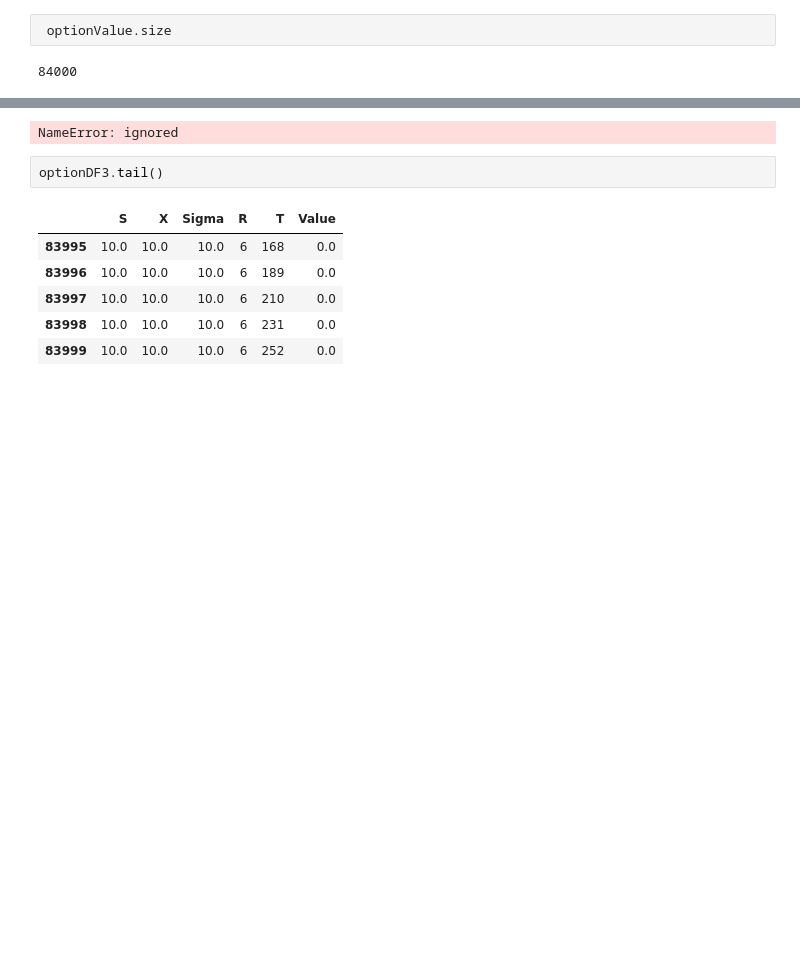
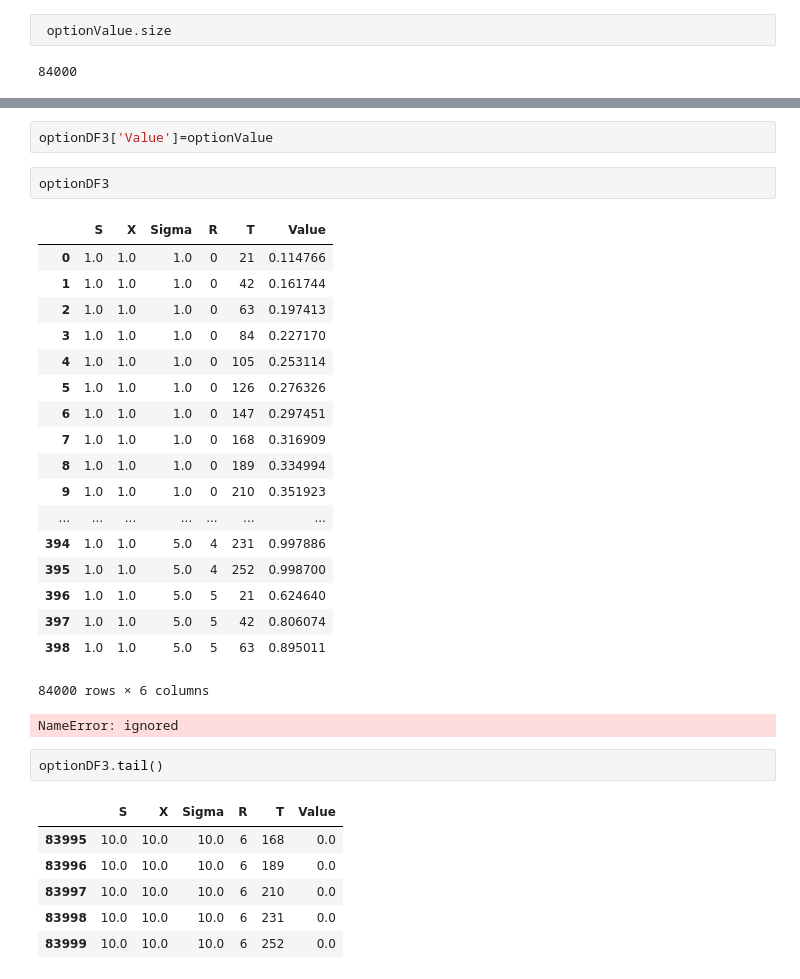
Before and after one commit to dpnolan/learningBlackScholes, a Jupyter notebook: BS.ipynb, the cells around one changed output, grey strips where cells are left out. Cells and saved outputs as stored; diff of their text form; blank space fills up the shorter version.

```diff
--- a/BS.ipynb
+++ b/BS.ipynb
@@ -274,3 +290,26 @@ NameError: ignored
+# %%
+optionDF3['Value']=optionValue
+# %%
+optionDF3
+# %% [output]
+|  | S | X | Sigma | R | T | Value |
+| 0 | 1.0 | 1.0 | 1.0 | 0 | 21 | 0.114766 |
+| 1 | 1.0 | 1.0 | 1.0 | 0 | 42 | 0.161744 |
+| 2 | 1.0 | 1.0 | 1.0 | 0 | 63 | 0.197413 |
+| 3 | 1.0 | 1.0 | 1.0 | 0 | 84 | 0.227170 |
+| 4 | 1.0 | 1.0 | 1.0 | 0 | 105 | 0.253114 |
+| 5 | 1.0 | 1.0 | 1.0 | 0 | 126 | 0.276326 |
+| 6 | 1.0 | 1.0 | 1.0 | 0 | 147 | 0.297451 |
+| 7 | 1.0 | 1.0 | 1.0 | 0 | 168 | 0.316909 |
+| 8 | 1.0 | 1.0 | 1.0 | 0 | 189 | 0.334994 |
+| 9 | 1.0 | 1.0 | 1.0 | 0 | 210 | 0.351923 |
+| ... | ... | ... | ... | ... | ... | ... |
+| 394 | 1.0 | 1.0 | 5.0 | 4 | 231 | 0.997886 |
+| 395 | 1.0 | 1.0 | 5.0 | 4 | 252 | 0.998700 |
+| 396 | 1.0 | 1.0 | 5.0 | 5 | 21 | 0.624640 |
+| 397 | 1.0 | 1.0 | 5.0 | 5 | 42 | 0.806074 |
+| 398 | 1.0 | 1.0 | 5.0 | 5 | 63 | 0.895011 |
+84000 rows × 6 columns
 # %%
 # %% [output]
 NameError: ignored
```
Also changed, not shown: parts of 7 cells of this notebook.
